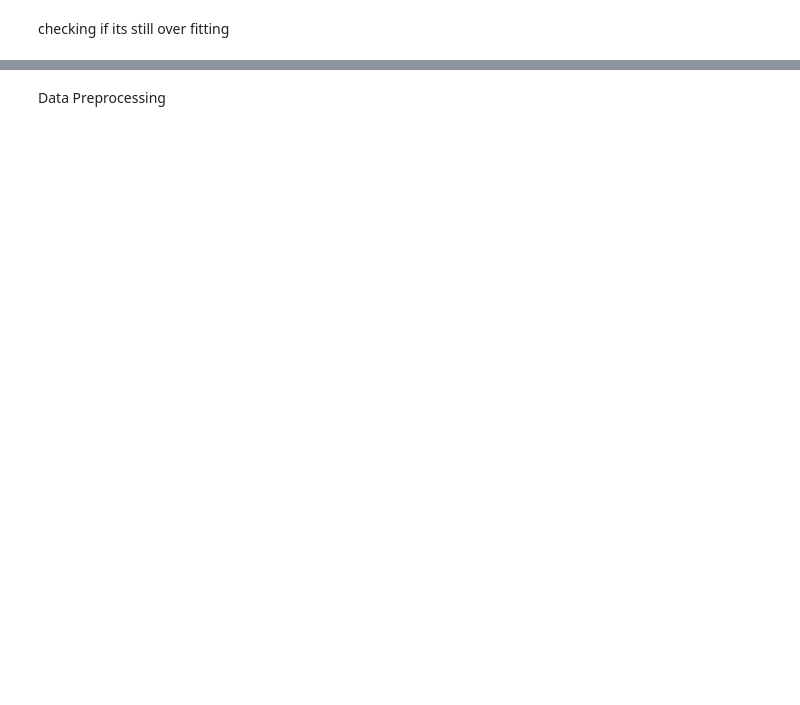
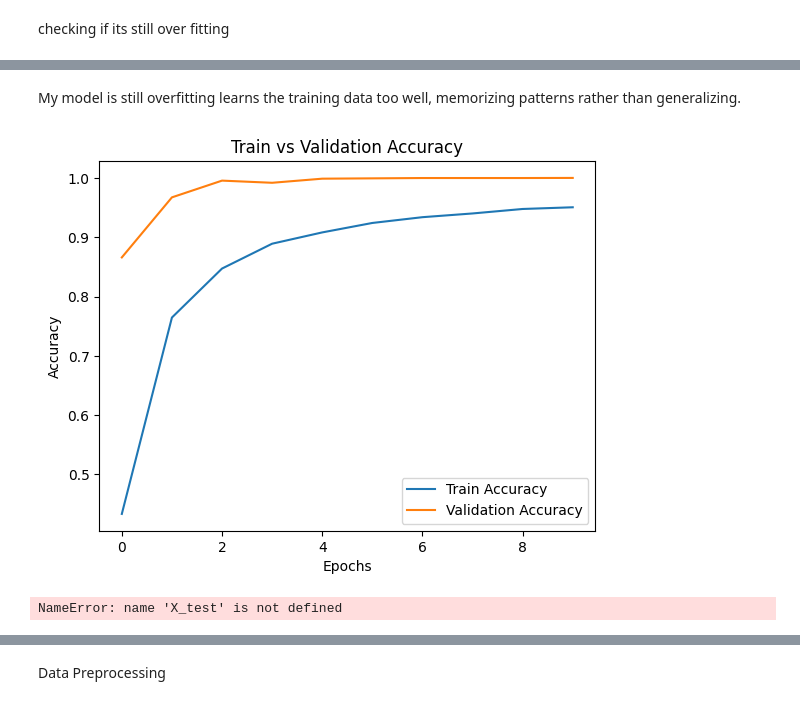
Before and after one commit to walethewave/Sign-Language-Hand-Gesture-Recognition-Using--CNN, a Jupyter notebook: Hand_recognition.ipynb, the cells around one changed output, grey strips where cells are left out. Cells and saved outputs as stored; diff of their text form; code cells hidden in the pictures; blank space fills up the shorter version.

```diff
--- a/Hand_recognition.ipynb
+++ b/Hand_recognition.ipynb
@@ -254,6 +1270,3 @@ y = sign_train.iloc[:,0].values # extracting the label
 # %%
 # reshaing the image
 X = X.reshape(-1,28,28,1) # -1 keeps the original number of samples, 1 is for grayscale images
-# %%
-# normilizing pixcel value
-X = X / 255
@@ -269,0 +1293,4 @@ y = to_categorical(y, num_classes)  # Convert to one-hot vectors
+# %%
+
+# Normalize pixel values to [0, 1]
+X = X.astype('float32') / 255
@@ -269,0 +1365,24 @@ y = to_categorical(y, num_classes)  # Convert to one-hot vectors
+# %%
+import numpy as np
+from tensorflow.keras.utils import to_categorical
+
+# Check unique labels in y
+y_labels = np.argmax(y, axis=1)
+unique_labels = np.unique(y_labels)
+print("Unique labels in y:", unique_labels)
+print("Number of classes:", len(unique_labels))
+
+# Fix y if it has only 24 classes
+if len(unique_labels) == 24:
+    print("Fixing y to have 25 classes...")
+    y = to_categorical(y_labels, num_classes=25)
+
+# Verify the new shape of y
+print("New y shape:", y.shape)
+
+# Final checks
+print("X shape:", X.shape)  # Should be (27455, 28, 28, 1)
+print("y shape:", y.shape)  # Should be (27455, 25)
+print("Min value in X:", np.min(X))  # Should be 0.0
+print("Max value in X:", np.max(X))  # Should be 1.0
+print("Unique labels in y:", np.unique(np.argmax(y, axis=1)))  # Should be [0, 1, ..., 24]
@@ -559,0 +1779,2 @@ Invalid input shape for input Tensor("data:0", shape=(None, 784), dtype=float32)
+# %% [markdown]
+My model is still overfitting learns the training data too well, memorizing patterns rather than generalizing.
@@ -559,0 +1785,18 @@ Invalid input shape for input Tensor("data:0", shape=(None, 784), dtype=float32)
+# %%
+import matplotlib.pyplot as plt
+
+# Plot Training & Validation Accuracy
+plt.plot(history.history['accuracy'], label='Train Accuracy')
+plt.plot(history.history['val_accuracy'], label='Validation Accuracy')
+plt.xlabel('Epochs')
+plt.ylabel('Accuracy')
+plt.title('Train vs Validation Accuracy')
+plt.legend()
+plt.show()
+# %% [output]
+[figure, added]
+# %%
+print("X_test shape:", X_test.shape)
+print("Expected input shape:", model.input_shape)
+# %% [output]
+NameError: name 'X_test' is not defined
```
Also changed, not shown: parts of 64 cells of this notebook, 1 other file.
